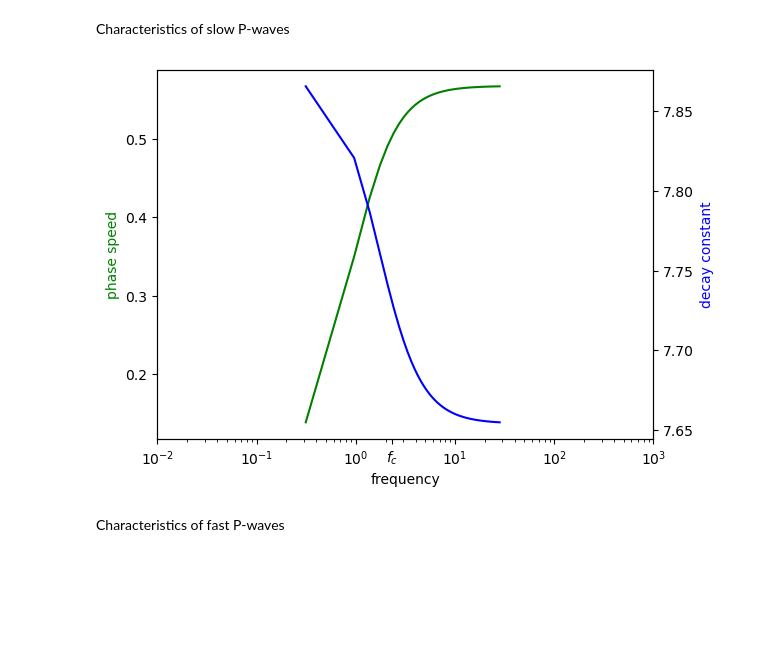
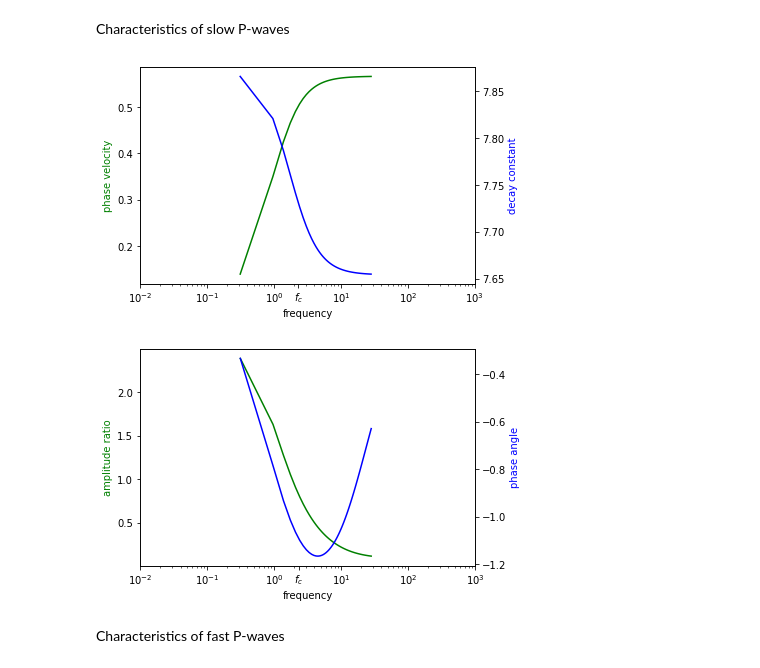
Before and after one commit to nagelt/soil_dynamics, a Jupyter notebook: extra_biot_oscillations.ipynb, the cells around one changed output. Saved outputs shown, nothing was run; the diff lists cells and outputs as text; code cells hidden in the pictures; blank space fills up the shorter version.

Commit message:
add plots amplitude and phase over frequency

```diff
--- a/extra_biot_oscillations.ipynb
+++ b/extra_biot_oscillations.ipynb
@@ -265,14 +265,14 @@ number_of_eigenvalues = len(eigenvalue_num_S)
 # %%
 eigenvector_num_S = np.zeros((number_of_eigenvalues, 2), dtype=complex)
 for mode_n, delta_n in enumerate(eigenvalue_num_S):
-    EVP = evp_num_S.subs(delta, delta_n)
-    ev0r = np.array([1.0, -EVP[0,0].evalf()/EVP[0,1].evalf()], dtype=complex)   # first row --> eigenvector
+    EVP_S = evp_num_S.subs(delta, delta_n)
+    ev0r = np.array([1.0, -EVP_S[0,0].evalf()/EVP_S[0,1].evalf()], dtype=complex)   # first row --> eigenvector
     ev0r_norm = np.linalg.norm(ev0r)
     if ev0r_norm>0:
         ev0rn = ev0r/ev0r_norm  # normalize
     else:
         ev0rn = ev0r
-    #ev1r = np.array([1.0, -EVP[1,0].evalf()/EVP[1,1].evalf()], dtype=complex)   # second row, redundant
+    #ev1r = np.array([1.0, -EVP_S[1,0].evalf()/EVP_S[1,1].evalf()], dtype=complex)   # second row, redundant
     #ev1rn = ev1r/np.linalg.norm(ev1r)   # normalize
     print("--- {}. mode ---".format(mode_n))
     print("eigenvalue = {}  ".format(delta_n))
@@ -525,10 +537,10 @@ plt.ylabel("$\mathfrak{I}\{\delta\}$");
 # %%
 eigenvector_num_P = np.zeros((number_of_eigenvalues, 2), dtype=complex)
 for mode_n, delta_n in enumerate(eigenvalue_num_P):
-    EVP = evp_num_P.subs(delta, delta_n)
-    ev0r = np.array([1.0, -EVP[0,0].evalf()/EVP[0,1].evalf()], dtype=complex)   # first row --> eigenvector
+    EVP_P = evp_num_P.subs(delta, delta_n)
+    ev0r = np.array([1.0, -EVP_P[0,0].evalf()/EVP_P[0,1].evalf()], dtype=complex)   # first row --> eigenvector
     ev0rn = ev0r/np.linalg.norm(ev0r)   # normalize
-    #ev1r = np.array([1.0, -EVP[1,0].evalf()/EVP[1,1].evalf()], dtype=complex)   # second row, redundant
+    #ev1r = np.array([1.0, -EVP_P[1,0].evalf()/EVP_P[1,1].evalf()], dtype=complex)   # second row, redundant
     #ev1rn = ev1r/np.linalg.norm(ev1r)   # normalize
     print("--- {}. mode ---".format(mode_n))
     print("eigenvalue = {}  ".format(delta_n))
@@ -774,19 +804,28 @@ Slow P-waves exist from 5. mode on corresponding to a frequency of f = 0.3128430
 # %% [markdown]
 Characteristics of slow P-waves
 # %%
-fig2, ax3 = plt.subplots();
+fig3, ax5 = plt.subplots();
+ax6 = ax5.twinx();
+ax5.semilogx(f1[nonzero_f], c1[nonzero_f], 'g');
+ax6.semilogx(f1[nonzero_f], np.abs(d1[nonzero_f]), 'b');   # frequency may be zero so decay instead of damping ratio
+ax5.set_xlabel('frequency');
+ax5.set_xticks(list(ax5.get_xticks()) + [f_critical_num], list(ax5.get_xticklabels()) + ['$f_c$'])   # with extra tick
+ax5.set_ylabel('phase velocity', color='g');
+ax6.set_ylabel('decay constant', color='b');
+tikzplotlib.save("p_wave_slow_eigenvalue.tex", axis_height = '\\figH', axis_width = '\\figW')
 
-ax4 = ax3.twinx();
-ax3.semilogx(f1[nonzero_f], c1[nonzero_f], 'g');
-ax4.semilogx(f1[nonzero_f], np.abs(d1[nonzero_f]), 'b');   # frequency may be zero so decay instead of damping ratio
-
-ax3.set_xlabel('frequency');
-ax3.set_xticks(list(ax3.get_xticks()) + [f_critical_num], list(ax3.get_xticklabels()) + ['$f_c$'])   # with extra tick
-ax3.set_ylabel('phase speed', color='g');
-ax4.set_ylabel('decay constant', color='b');
-tikzplotlib.save("p_wave_slow.tex", axis_height = '\\figH', axis_width = '\\figW')
+fig4, ax7 = plt.subplots();
+ax8 = ax7.twinx();
+ax7.semilogx(f1[nonzero_f], AR1[nonzero_f], 'g');
+ax8.semilogx(f1[nonzero_f], phi1[nonzero_f], 'b');
+ax7.set_xlabel('frequency');
+ax7.set_xticks(list(ax7.get_xticks()) + [f_critical_num], list(ax7.get_xticklabels()) + ['$f_c$'])   # with extra tick
+ax7.set_ylabel('amplitude ratio', color='g');
+ax8.set_ylabel('phase angle', color='b');
+tikzplotlib.save("p_wave_slow_eigenvector.tex", axis_height = '\\figH', axis_width = '\\figW')
 # %% [output]
-[figure, old version]
+[figure, new version]
+[figure, added]
 # %% [markdown]
 Characteristics of fast P-waves
 # %%
```
Also changed, not shown: parts of 14 cells of this notebook.
